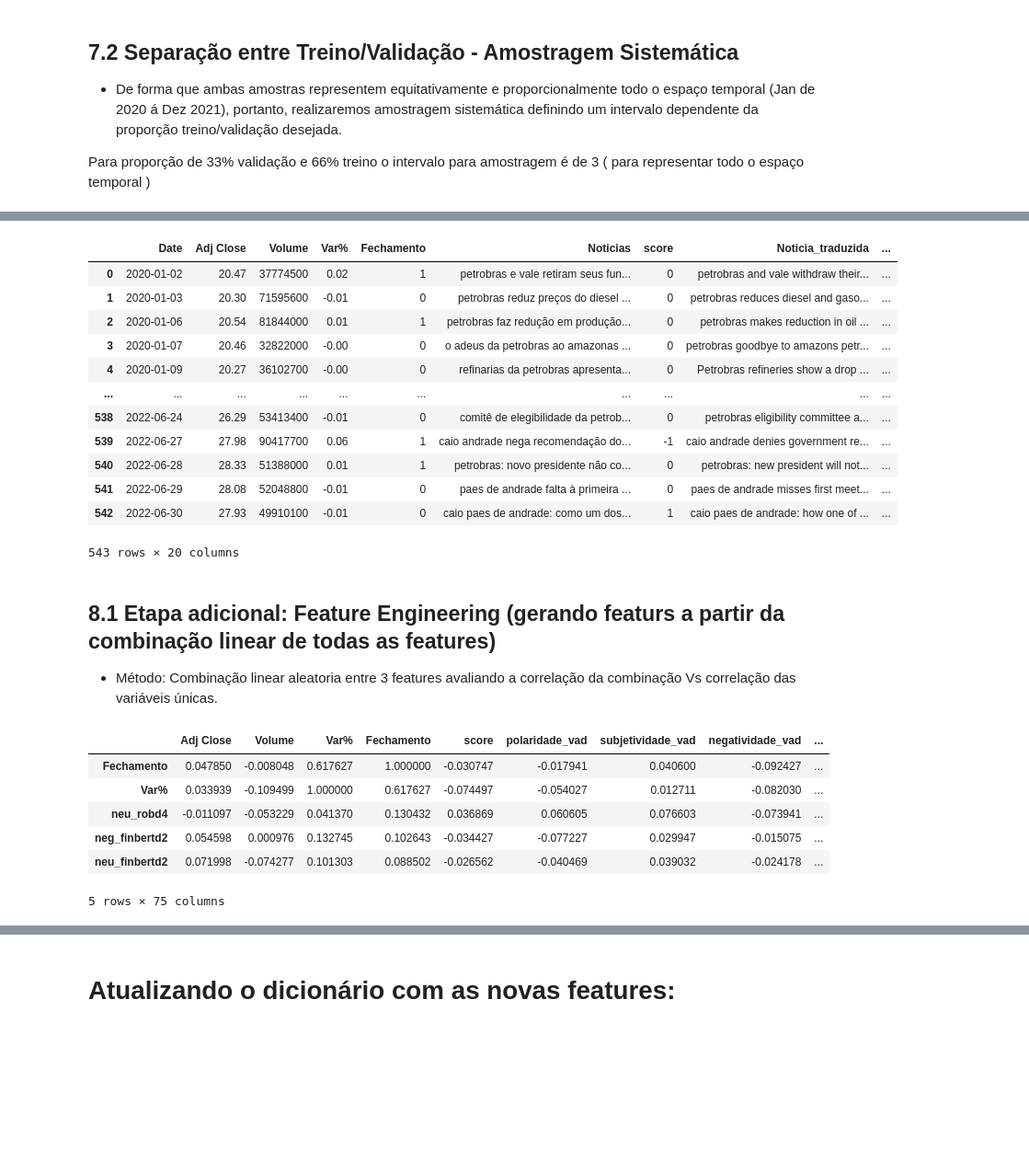
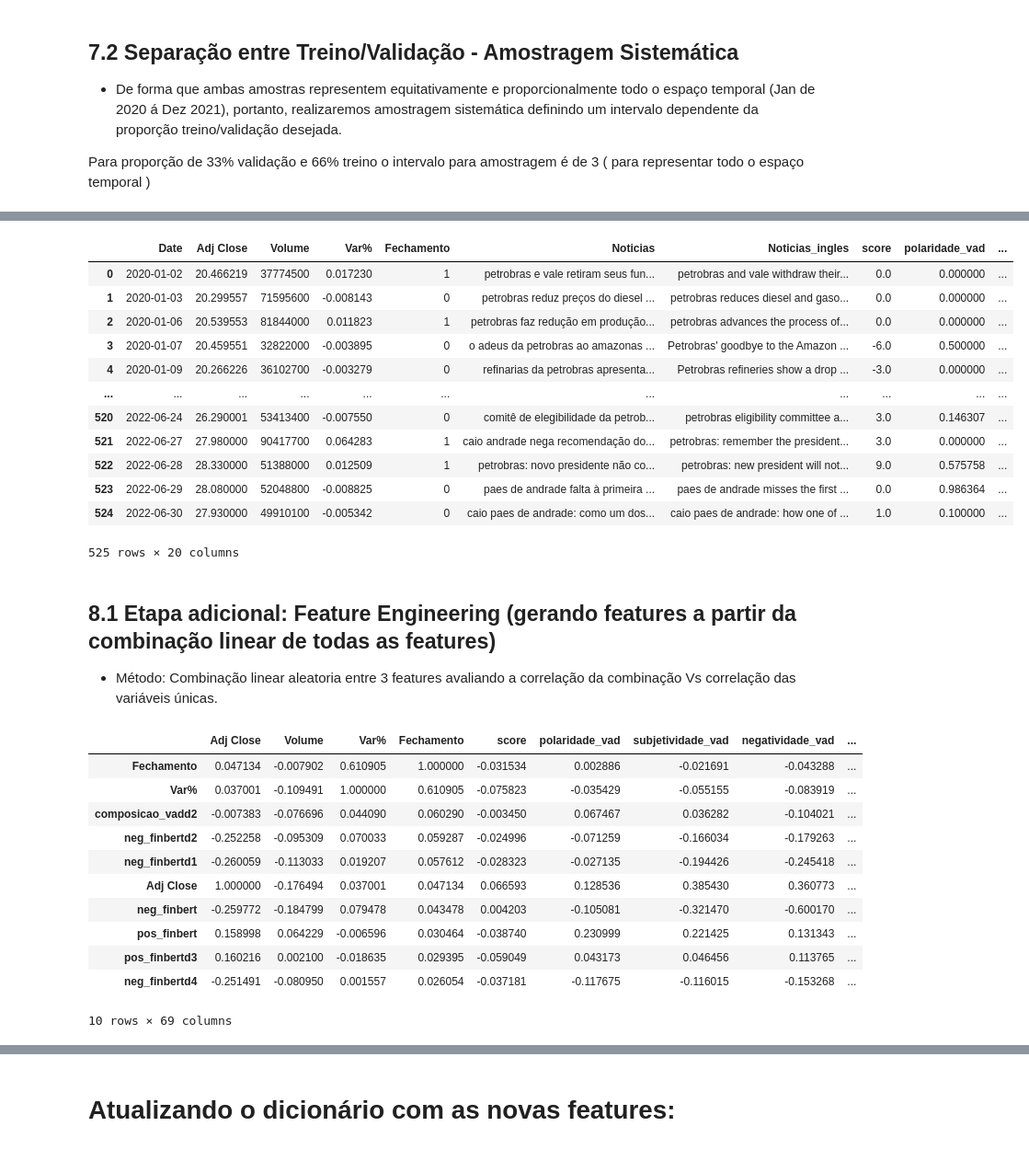
Before and after one commit to webercg/NLP---Daily-News-for-Stock-Market-Prediction, a Jupyter notebook: datasets e notebooks/Notebook final - Todos experimentos-Copy1.ipynb, the cells around one changed output, grey strips where cells are left out. Shown at 92% size. Drawn from its saved outputs; the diff is of its cells as text; code cells hidden in the pictures; blank space fills up the shorter version.

```diff
--- a/datasets e notebooks/Notebook final - Todos experimentos-Copy1.ipynb
+++ b/datasets e notebooks/Notebook final - Todos experimentos-Copy1.ipynb
@@ -550,2 +523,0 @@ for i in df.date.unique():
-# %%
-pd.set_option('display.max_rows', 50)
@@ -1401,23 +1437,24 @@ def Score_sentimento(frase):
 
     return score
 # %%
-df_final = pd.read_csv('Alldata_with_features.csv', sep=',')
+#df_final = pd.read_csv('Alldata_with_features.csv', sep=',')
+df_final = pd.read_csv('Noticias_e_features.csv', sep=',')
 df_final['Date'] = pd.to_datetime(df_final['Date'])
 df_final
 # %% [output]
-|  | Date | Adj Close | Volume | Var% | Fechamento | Noticias | score | Noticia_traduzida | ... |
-| 0 | 2020-01-02 | 20.47 | 37774500 | 0.02 | 1 | petrobras e vale retiram seus fun... | 0 | petrobras and vale withdraw their... | ... |
-| 1 | 2020-01-03 | 20.30 | 71595600 | -0.01 | 0 | petrobras reduz preços do diesel ... | 0 | petrobras reduces diesel and gaso... | ... |
-| 2 | 2020-01-06 | 20.54 | 81844000 | 0.01 | 1 | petrobras faz redução em produção... | 0 | petrobras makes reduction in oil ... | ... |
-| 3 | 2020-01-07 | 20.46 | 32822000 | -0.00 | 0 | o adeus da petrobras ao amazonas ... | 0 | petrobras goodbye to amazons petr... | ... |
-| 4 | 2020-01-09 | 20.27 | 36102700 | -0.00 | 0 | refinarias da petrobras apresenta... | 0 | Petrobras refineries show a drop ... | ... |
-| ... | ... | ... | ... | ... | ... | ... | ... | ... | ... |
-| 538 | 2022-06-24 | 26.29 | 53413400 | -0.01 | 0 | comitê de elegibilidade da petrob... | 0 | petrobras eligibility committee a... | ... |
-| 539 | 2022-06-27 | 27.98 | 90417700 | 0.06 | 1 | caio andrade nega recomendação do... | -1 | caio andrade denies government re... | ... |
-| 540 | 2022-06-28 | 28.33 | 51388000 | 0.01 | 1 | petrobras: novo presidente não co... | 0 | petrobras: new president will not... | ... |
-| 541 | 2022-06-29 | 28.08 | 52048800 | -0.01 | 0 | paes de andrade falta à primeira ... | 0 | paes de andrade misses first meet... | ... |
-| 542 | 2022-06-30 | 27.93 | 49910100 | -0.01 | 0 | caio paes de andrade: como um dos... | 1 | caio paes de andrade: how one of ... | ... |
+|  | Date | Adj Close | Volume | Var% | Fechamento | Noticias | Noticias_ingles | score | polaridade_vad | ... |
+| 0 | 2020-01-02 | 20.466219 | 37774500 | 0.017230 | 1 | petrobras e vale retiram seus fun... | petrobras and vale withdraw their... | 0.0 | 0.000000 | ... |
+| 1 | 2020-01-03 | 20.299557 | 71595600 | -0.008143 | 0 | petrobras reduz preços do diesel ... | petrobras reduces diesel and gaso... | 0.0 | 0.000000 | ... |
+| 2 | 2020-01-06 | 20.539553 | 81844000 | 0.011823 | 1 | petrobras faz redução em produção... | petrobras advances the process of... | 0.0 | 0.000000 | ... |
+| 3 | 2020-01-07 | 20.459551 | 32822000 | -0.003895 | 0 | o adeus da petrobras ao amazonas ... | Petrobras' goodbye to the Amazon ... | -6.0 | 0.500000 | ... |
+| 4 | 2020-01-09 | 20.266226 | 36102700 | -0.003279 | 0 | refinarias da petrobras apresenta... | Petrobras refineries show a drop ... | -3.0 | 0.000000 | ... |
+| ... | ... | ... | ... | ... | ... | ... | ... | ... | ... | ... |
+| 520 | 2022-06-24 | 26.290001 | 53413400 | -0.007550 | 0 | comitê de elegibilidade da petrob... | petrobras eligibility committee a... | 3.0 | 0.146307 | ... |
+| 521 | 2022-06-27 | 27.980000 | 90417700 | 0.064283 | 1 | caio andrade nega recomendação do... | petrobras: remember the president... | 3.0 | 0.000000 | ... |
+| 522 | 2022-06-28 | 28.330000 | 51388000 | 0.012509 | 1 | petrobras: novo presidente não co... | petrobras: new president will not... | 9.0 | 0.575758 | ... |
+| 523 | 2022-06-29 | 28.080000 | 52048800 | -0.008825 | 0 | paes de andrade falta à primeira ... | paes de andrade misses the first ... | 0.0 | 0.986364 | ... |
+| 524 | 2022-06-30 | 27.930000 | 49910100 | -0.005342 | 0 | caio paes de andrade: como um dos... | caio paes de andrade: how one of ... | 1.0 | 0.100000 | ... |
-543 rows × 20 columns
+525 rows × 20 columns
 # %%
 versoes_sentilex = ['65_1','65_2','65_3','65_4','65_5','70_1','70_2','70_3','70_4','70_5','75_1','75_2','75_3','75_4','75_5','80_1','80_2','80_3','80_4','80_5']
 dict_dados_variacoes_sentilex = {}
@@ -1528,17 +1565,22 @@ for versao in versoes_sentilex:
 
     dict_dados_variacoes_sentilex[versao] = [df_train,df_valid,df_test]
 # %% [markdown]
-## 8.1 Etapa adicional: Feature Engineering (gerando featurs a partir da combinação linear de todas as features)
+## 8.1 Etapa adicional: Feature Engineering (gerando features a partir da combinação linear de todas as features)
 
 - Método: Combinação linear aleatoria entre 3 features avaliando a correlação da combinação Vs correlação das variáveis únicas.
 # %%
-df_final99.corr().sort_values(by = 'Fechamento', ascending = False).head()
+df_final99.corr().sort_values(by = 'Fechamento', ascending = False).head(10)
 # %% [output]
 |  | Adj Close | Volume | Var% | Fechamento | score | polaridade_vad | subjetividade_vad | negatividade_vad | ... |
-| Fechamento | 0.047850 | -0.008048 | 0.617627 | 1.000000 | -0.030747 | -0.017941 | 0.040600 | -0.092427 | ... |
-| Var% | 0.033939 | -0.109499 | 1.000000 | 0.617627 | -0.074497 | -0.054027 | 0.012711 | -0.082030 | ... |
-| neu_robd4 | -0.011097 | -0.053229 | 0.041370 | 0.130432 | 0.036869 | 0.060605 | 0.076603 | -0.073941 | ... |
-| neg_finbertd2 | 0.054598 | 0.000976 | 0.132745 | 0.102643 | -0.034427 | -0.077227 | 0.029947 | -0.015075 | ... |
-| neu_finbertd2 | 0.071998 | -0.074277 | 0.101303 | 0.088502 | -0.026562 | -0.040469 | 0.039032 | -0.024178 | ... |
+| Fechamento | 0.047134 | -0.007902 | 0.610905 | 1.000000 | -0.031534 | 0.002886 | -0.021691 | -0.043288 | ... |
+| Var% | 0.037001 | -0.109491 | 1.000000 | 0.610905 | -0.075823 | -0.035429 | -0.055155 | -0.083919 | ... |
+| composicao_vadd2 | -0.007383 | -0.076696 | 0.044090 | 0.060290 | -0.003450 | 0.067467 | 0.036282 | -0.104021 | ... |
+| neg_finbertd2 | -0.252258 | -0.095309 | 0.070033 | 0.059287 | -0.024996 | -0.071259 | -0.166034 | -0.179263 | ... |
+| neg_finbertd1 | -0.260059 | -0.113033 | 0.019207 | 0.057612 | -0.028323 | -0.027135 | -0.194426 | -0.245418 | ... |
+| Adj Close | 1.000000 | -0.176494 | 0.037001 | 0.047134 | 0.066593 | 0.128536 | 0.385430 | 0.360773 | ... |
+| neg_finbert | -0.259772 | -0.184799 | 0.079478 | 0.043478 | 0.004203 | -0.105081 | -0.321470 | -0.600170 | ... |
+| pos_finbert | 0.158998 | 0.064229 | -0.006596 | 0.030464 | -0.038740 | 0.230999 | 0.221425 | 0.131343 | ... |
+| pos_finbertd3 | 0.160216 | 0.002100 | -0.018635 | 0.029395 | -0.059049 | 0.043173 | 0.046456 | 0.113765 | ... |
+| neg_finbertd4 | -0.251491 | -0.080950 | 0.001557 | 0.026054 | -0.037181 | -0.117675 | -0.116015 | -0.153268 | ... |
-5 rows × 75 columns
+10 rows × 69 columns
 # %%
```
Also changed, not shown: parts of 108 cells of this notebook, 1 other file.
